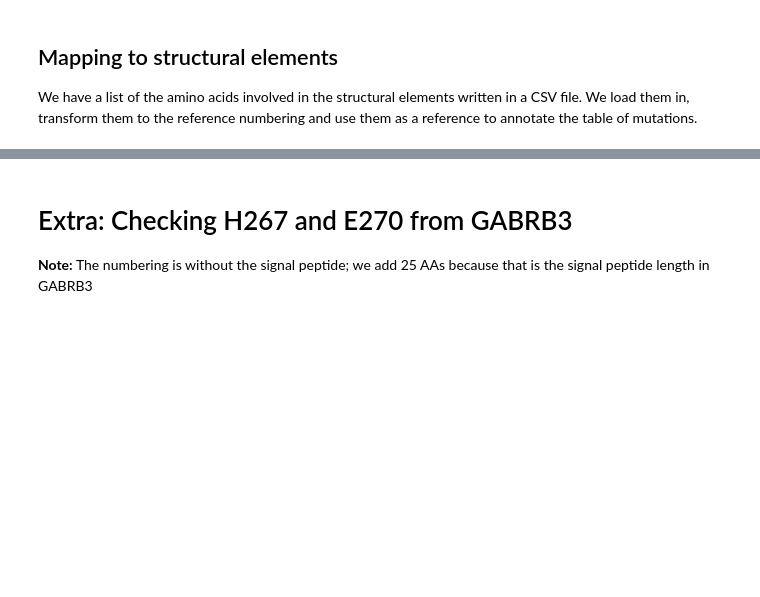
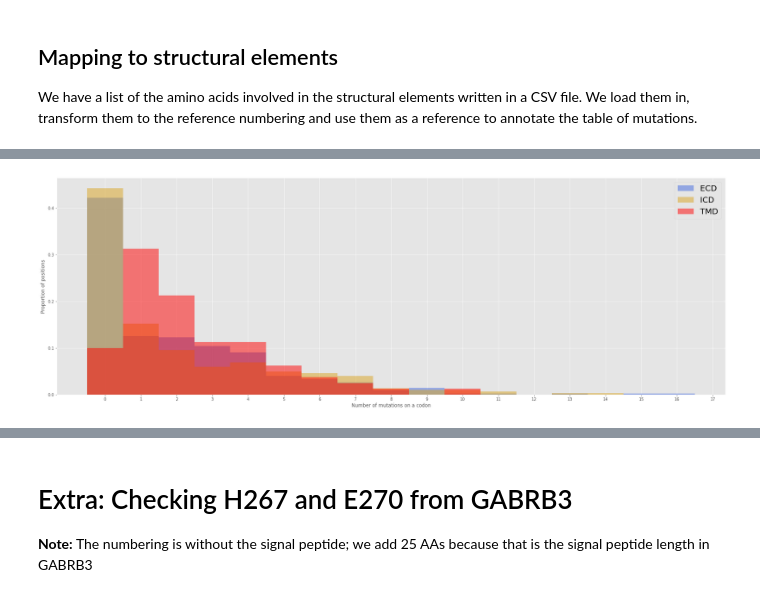
Before and after one commit to JureFabjan/gnomAD, a Jupyter notebook: Processing.ipynb, the cells around one changed output, grey strips where cells are left out. Saved outputs shown, nothing was run; the diff lists cells and outputs as text; code cells hidden in the pictures; blank space fills up the shorter version.

```diff
--- a/Processing.ipynb
+++ b/Processing.ipynb
@@ -638,0 +719,8 @@ fig.show()
+# %%
+reg_counts = Counter(x["Region"])
+z = sum([reg_counts[f"TM{i}"] for i in range(1, 5)])
+for i in range(1, 5):
+    reg_counts[f"TM{i}"] = z
+
+x["Proportion"] = x.apply(lambda y: y["Count"] / reg_counts[y["Region"]], axis=1)
+x
@@ -638,0 +741,11 @@ fig.show()
+# %%
+pyplot.hist(x["Count"][x["Region"] == "ECD"], bins = range(0, int(max(x["Count"]))), color="royalblue", lw=0, label="ECD", density=True, align="left", alpha=0.5)
+pyplot.hist(x["Count"][x["Region"] == "ICD"], bins = range(0, int(max(x["Count"]))), color="goldenrod", lw=0, label="ICD", density=True, align="left", alpha=0.5)
+pyplot.hist(x["Count"][x["Region"].isin(("TM1", "TM2", "TM3", "TM4"))], bins = range(0, int(max(x["Count"]))), color="red", lw=0, label="TMD", density=True, align="left", alpha=0.5)
+pyplot.xticks(range(0, int(max(x["Count"]))))
+pyplot.xlabel("Number of mutations on a codon")
+pyplot.ylabel("Proportion of positions")
+pyplot.legend(prop={"size": 20})
+pyplot.show()
+# %% [output]
+[figure, added]
```
Also changed, not shown: parts of 38 cells of this notebook, 2 other files.
